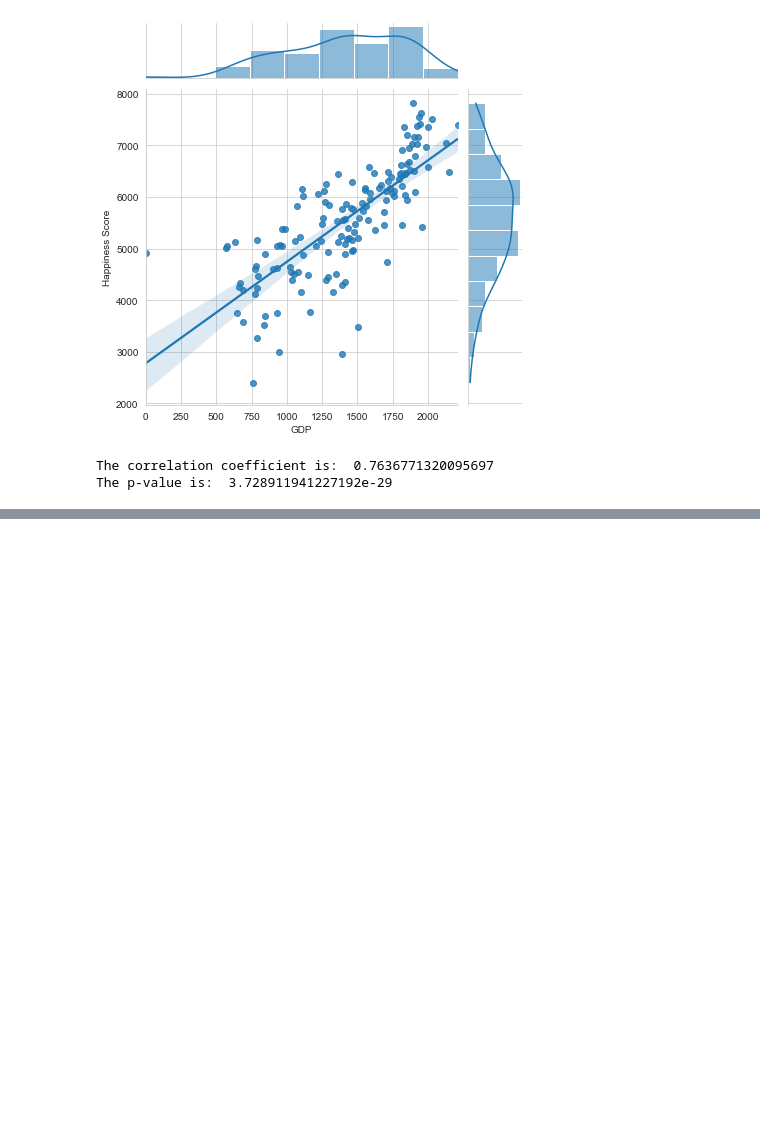
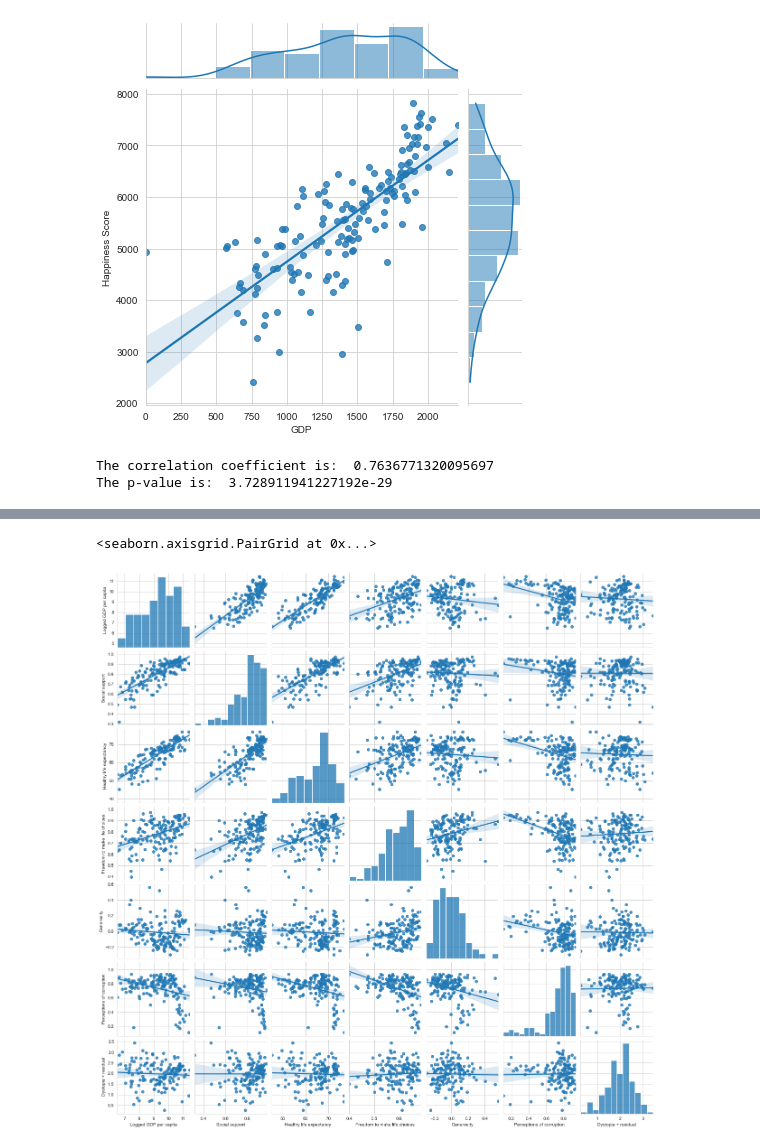
Before and after one commit to kuhuhalder/happiness-data-analysis, a Jupyter notebook: data-analysis.ipynb, the cells around one changed output, grey strips where cells are left out. Cells and saved outputs as stored; diff of their text form; code cells hidden in the pictures; blank space fills up the shorter version.

```diff
--- a/data-analysis.ipynb
+++ b/data-analysis.ipynb
@@ -1,8 +1,20 @@
 # %%
 import pandas as pd
-import seaborn as sb
-# import plotly
+import seaborn as sns
 # import plotly.plotly as py
 import matplotlib.pyplot as plt
-sb.set_style('whitegrid')
+sns.set_style('whitegrid')
 import scipy.stats as stat
+import numpy as np
+#statistics
+import statsmodels
+
+# visuals
+import plotly.express as px
+import plotly.graph_objects as go
+import geopandas
+import matplotlib.pyplot as plt
+import plotly.figure_factory as ff
+
+import pycountry
+from IPython.display import Image
@@ -101,0 +237,8 @@ The p-value is:  3.728911941227192e-29
+# %%
+correlations_2020 = data2020[['Logged GDP per capita', 'Social support', 'Healthy life expectancy',
+                                 'Freedom to make life choices', 'Generosity','Perceptions of corruption',
+                                 'Dystopia + residual']]
+sns.pairplot(correlations_2020, kind='reg')
+# %% [output]
+<seaborn.axisgrid.PairGrid at 0x...>
+[figure, added]
```
Also changed, not shown: parts of 78 cells of this notebook, 15 other files.
